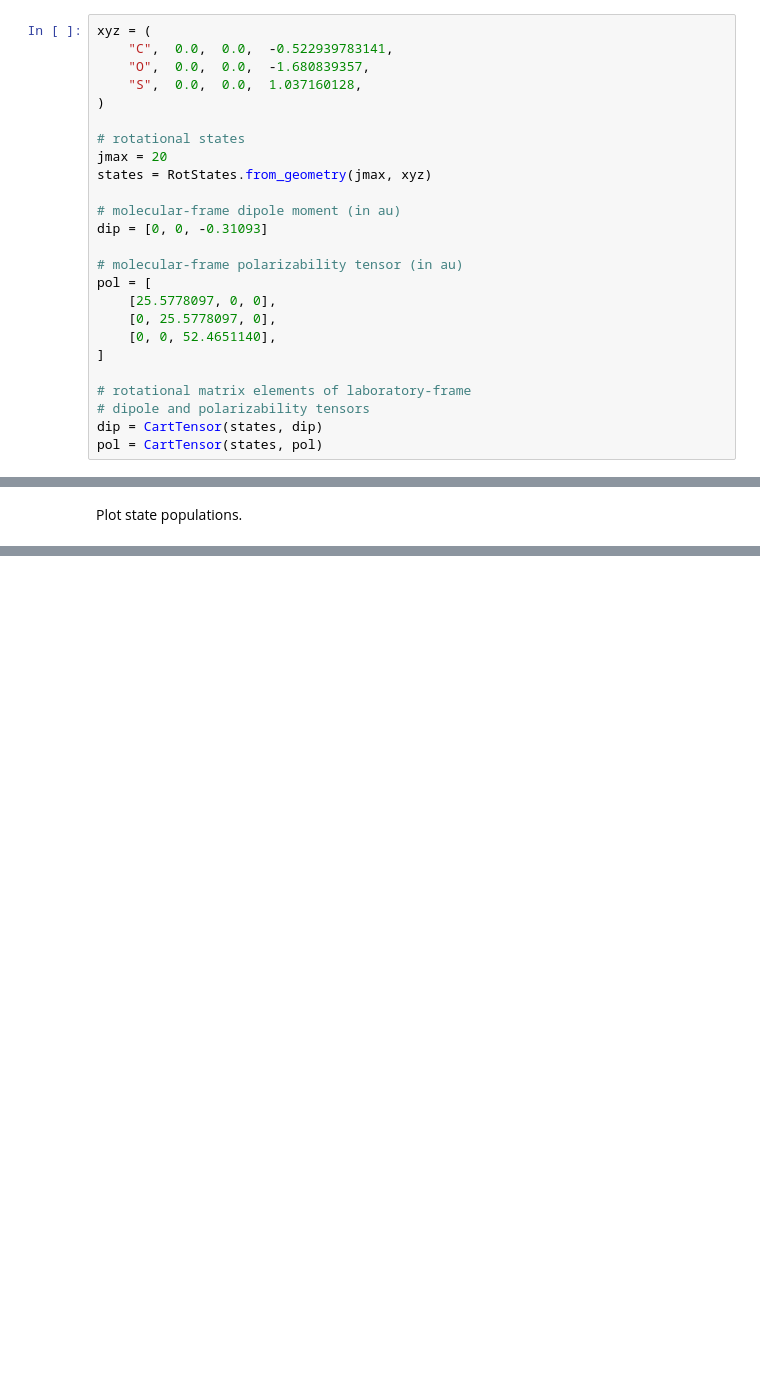
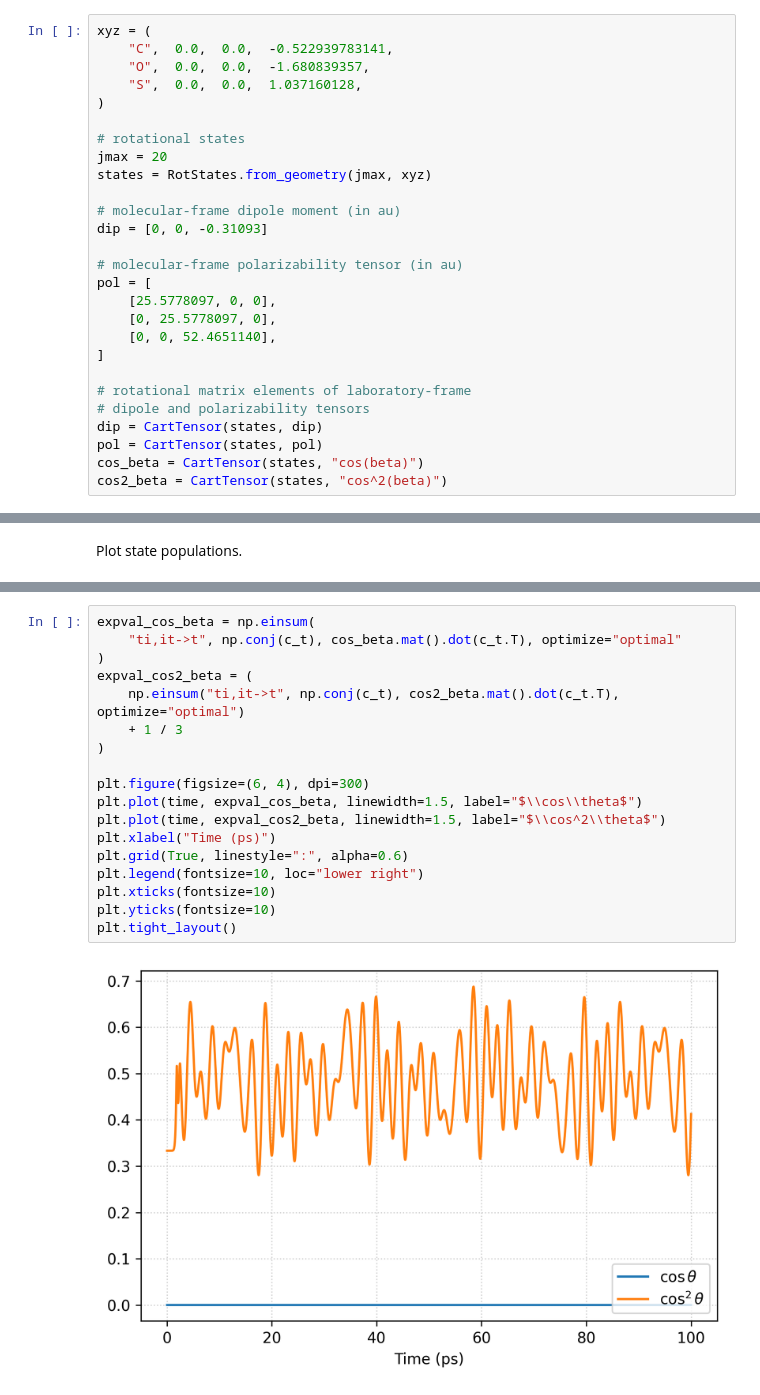
Before and after one commit to robochimps/richmol, a Jupyter notebook: examples/ocs_impulsive_alignment.ipynb, the cells around one changed output, grey strips where cells are left out. Saved outputs shown, nothing was run; the diff lists cells and outputs as text; blank space fills up the shorter version.

```diff
--- a/examples/ocs_impulsive_alignment.ipynb
+++ b/examples/ocs_impulsive_alignment.ipynb
@@ -39,6 +39,8 @@ pol = [
 # dipole and polarizability tensors
 dip = CartTensor(states, dip)
 pol = CartTensor(states, pol)
+cos_beta = CartTensor(states, "cos(beta)")
+cos2_beta = CartTensor(states, "cos^2(beta)")
 # %% [output]
 Compute rigid-rotor solutions using molecular geometry as input
 Cartesian units: angstrom, conversion to Angstrom: 1
@@ -173 +159,21 @@ plt.show()
+# %%
+expval_cos_beta = np.einsum(
+    "ti,it->t", np.conj(c_t), cos_beta.mat().dot(c_t.T), optimize="optimal"
+)
+expval_cos2_beta = (
+    np.einsum("ti,it->t", np.conj(c_t), cos2_beta.mat().dot(c_t.T), optimize="optimal")
+    + 1 / 3
+)
+
+plt.figure(figsize=(6, 4), dpi=300)
+plt.plot(time, expval_cos_beta, linewidth=1.5, label="$\\cos\\theta$")
+plt.plot(time, expval_cos2_beta, linewidth=1.5, label="$\\cos^2\\theta$")
+plt.xlabel("Time (ps)")
+plt.grid(True, linestyle=":", alpha=0.6)
+plt.legend(fontsize=10, loc="lower right")
+plt.xticks(fontsize=10)
+plt.yticks(fontsize=10)
+plt.tight_layout()
+# %% [output]
+[figure, added]
 # %% [markdown]
```
Also changed, not shown: parts of 8 cells of this notebook, 1 other file.
